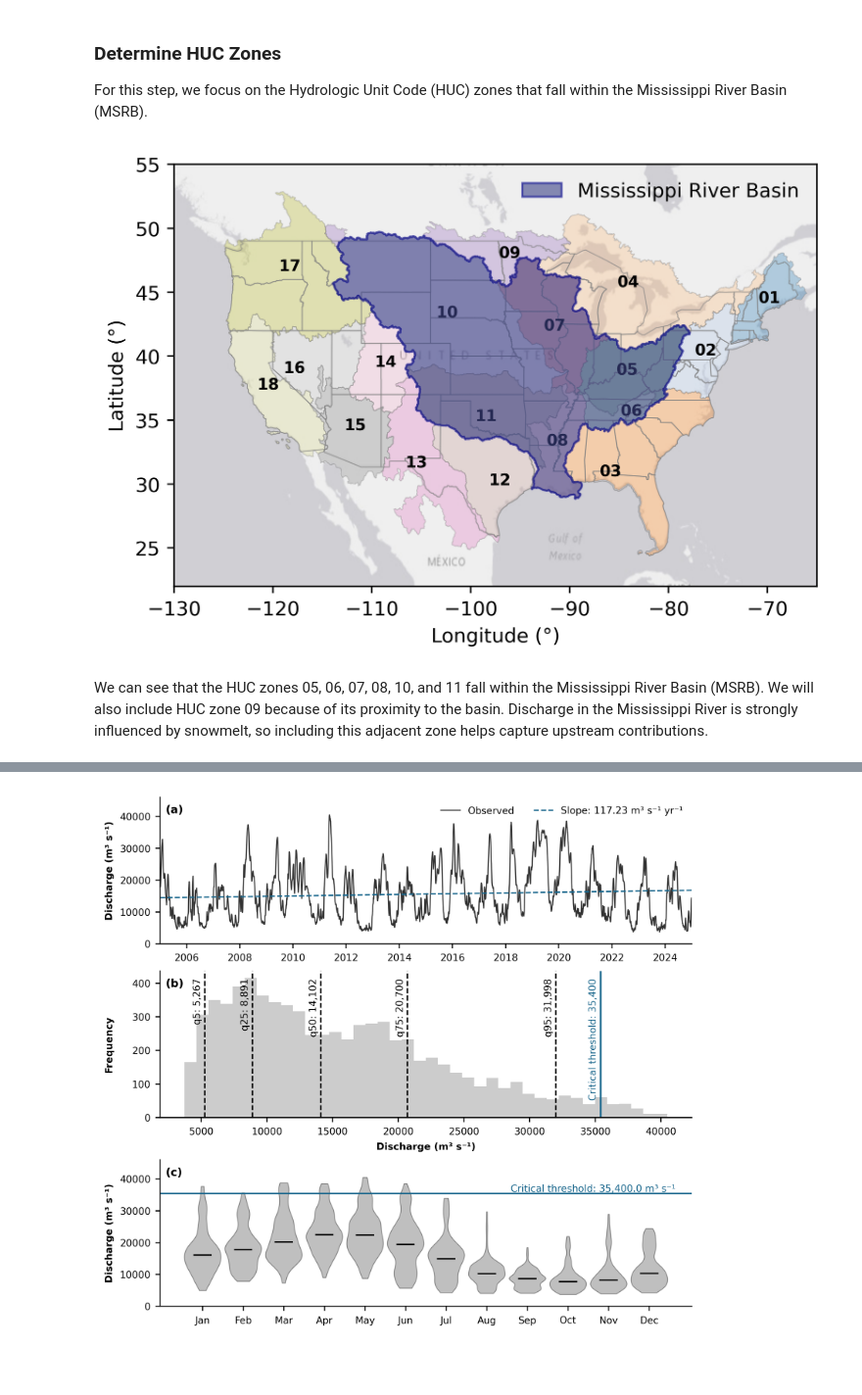
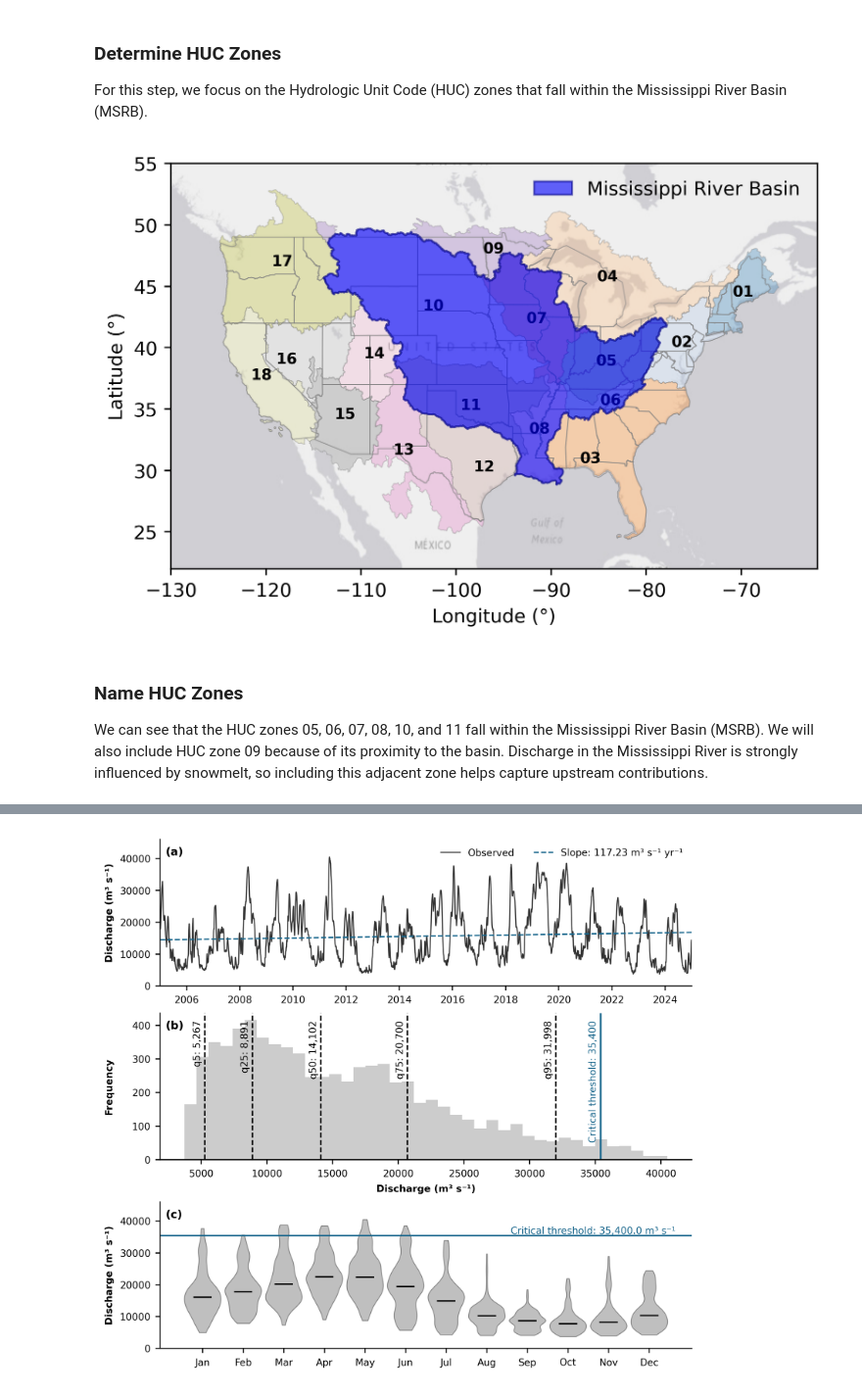
Before and after one commit to caitlinturner/GaugePredict, a Jupyter notebook: Examples/downloader_notebook.ipynb, the cells around one changed output, grey strips where cells are left out. Shown at 98% size. Drawn from its saved outputs; the diff is of its cells as text; code cells hidden in the pictures; blank space fills up the shorter version.

```diff
--- a/Examples/downloader_notebook.ipynb
+++ b/Examples/downloader_notebook.ipynb
@@ -58,32 +51,33 @@ For this step, we focus on the Hydrologic Unit Code (HUC) zones that fall within
 # %%
 # your plotting
 fig, ax = plot_hucs(
     base_dir="shapefiles/HUC_Zones",
     states_fp="shapefiles/US_STATES/tl_2023_us_state.shp",
     include_ak=False,
     basemap=True)
 
 target_epsg = 4326  # This changes the epsg to the same datum
 
-basin = gpd.read_file("shapefiles/MSRB/Miss_RiverBasin.shp")
+basin = gpd.read_file("shapefiles/MSRB/Miss_RiverBasin.shp") # Mississippi River Basin boundaries
 basin = basin.to_crs(target_epsg)
 
 basin.plot(ax=ax,
-           facecolor=cmocean.cm.ice(0.3),
+           facecolor='blue',
            edgecolor="darkblue",
            alpha=0.6,
            zorder=4)
 
-legend = ax.legend(
-    handles=[mpatches.Patch(facecolor=cmocean.cm.ice(0.3),
+legend = ax.legend(handles=[mpatches.Patch(facecolor='blue',
                             edgecolor="darkblue",
                             alpha=0.6,
                             label="Mississippi River Basin")],
                             frameon=False,
                             fontsize=10)
 # %% [output]
-[figure, old version]
+[figure, new version]
 # %% [markdown]
+### Name HUC Zones
+
 We can see that the HUC zones 05, 06, 07, 08, 10, and 11 fall within the Mississippi River Basin (MSRB).  We will also include HUC zone 09 because of its proximity to the basin. Discharge in the Mississippi River is strongly influenced by snowmelt, so including this adjacent zone helps capture upstream contributions.
 # %%
 huc_codes = ["05", "06", "07", "08", "09", "10", "11"]
```
Also changed, not shown: parts of 18 cells of this notebook.
